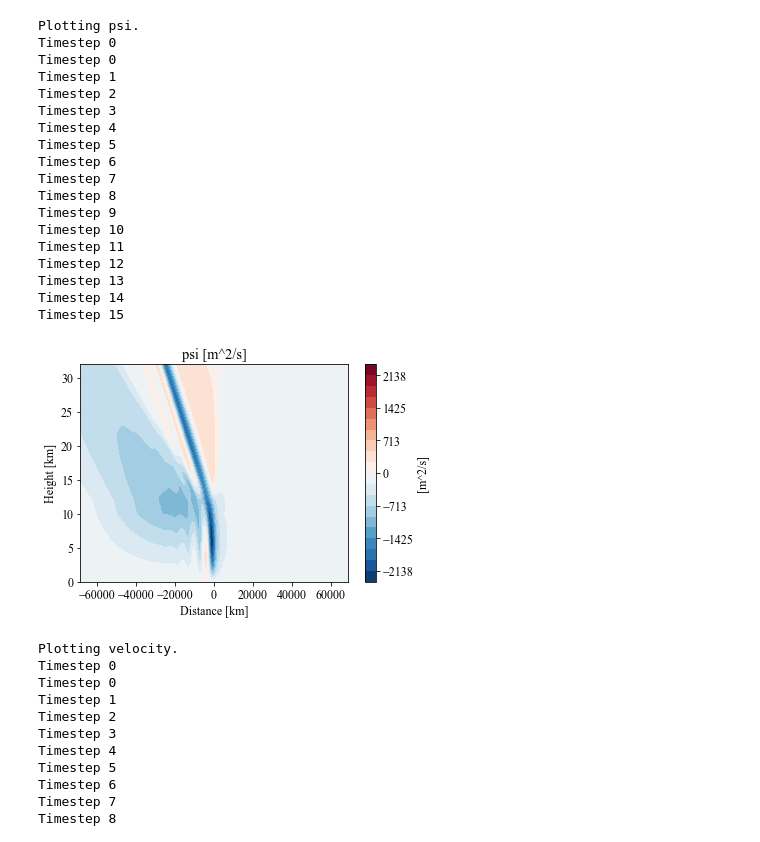
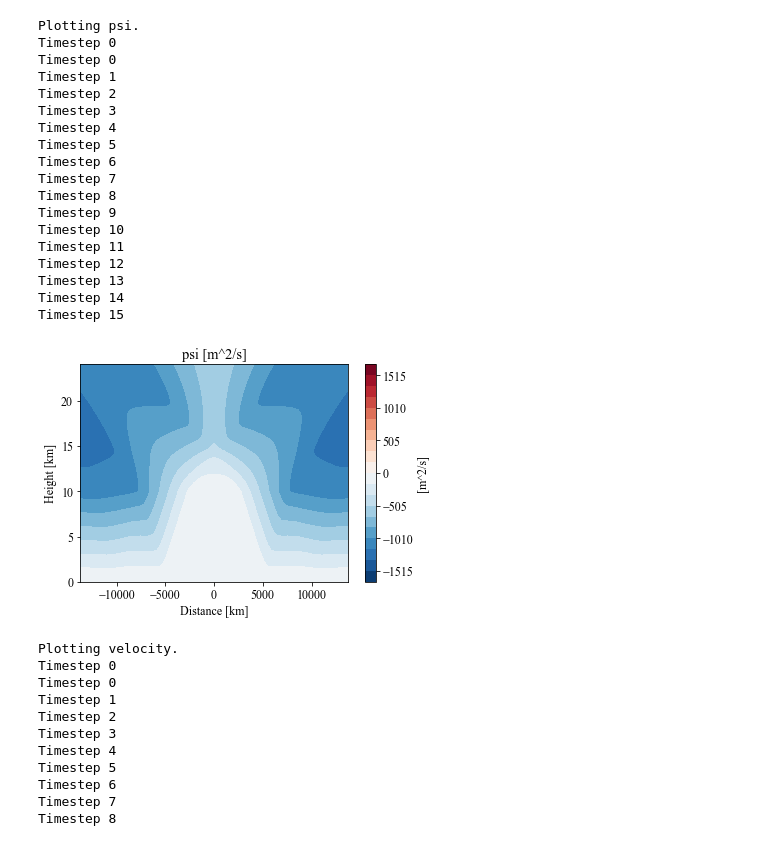
Before and after one commit to eshort0401/rotunno83, a Jupyter notebook: python_scripts/rotunno83.ipynb, the cells around one changed output. Saved outputs shown, nothing was run; the diff lists cells and outputs as text; code cells hidden in the pictures.

```diff
--- a/python_scripts/rotunno83.ipynb
+++ b/python_scripts/rotunno83.ipynb
@@ -33,7 +33,7 @@ import scipy as sp
 #                                        xi0=0.1, beta=beta, Atilde=Atilde)
 
 ds_cN = rt.solve_continuous_N(
-    xN=161, zN=121, tN=16, sN=1000, L=.5, N=4, H1=1, H2=1.2, save=False, high_lim=False)
+    xN=81, zN=41, tN=16, sN=1000, L=.1, N=3, H1=1, H2=1.4, save=False, high_lim=False)
 # %% [output]
 Initialising
 Pre-calculating Coefficients
@@ -62,5 +68,5 @@ omega = 2*np.pi/(24*3600)
 # ds_pwN_dim = rt.redimensionalise_qian(copy.deepcopy(ds_pwN), h=h, N=N, Q0=Atilde*omega**3*h*np.pi)
 # ds_cN_dim = rt.redimensionalise_qian(copy.deepcopy(ds_cN), h=h, N=N, Q0=Atilde*omega**3*h*np.pi)
 ds_pwN_dim = rt.redimensionalise_qian(copy.deepcopy(ds_pwN), h=h, N=N, Q0=1*7.5e-6)
-# ds_cN_dim = rt.redimensionalise_qian(copy.deepcopy(ds_cN), h=h, N=N, Q0=1*7.5e-6)
+ds_cN_dim = rt.redimensionalise_qian(copy.deepcopy(ds_cN), h=h, N=N, Q0=1*7.5e-6)
 # %%
@@ -94,35 +102,35 @@ Plotting psi.
 # rt.animateCont(ds_channel_dim.sel(mode=[1,2,3]).sum(dim='mode', keep_attrs=True).squeeze(),var='theta_q')
 # rt.animateCont(ds_rotunno_dim, var='psi')
 
-rt.animateCont(ds_cN_dim.sel(mode=[1]).sum(dim='mode', keep_attrs=True).squeeze(), var='psi')
+rt.animateCont(ds_cN_dim.sel(mode=[1,2]).isel(forcing=2).sum(dim='mode', keep_attrs=True).squeeze(), var='psi')
 # rt.animateCont(ds_qian_dim.sel(mode=[1]).sum(dim='mode', keep_attrs=True).squeeze(),  var='theta_w')
 
 # rt.animateCont(ds_qian_dim.sum(dim='mode', keep_attrs=True).squeeze(),  var='theta_w')
 # rt.animateCont(ds_qian_dim.sel(mode=[2]).sum(dim='mode', keep_attrs=True).squeeze(),  var='psi')
 # for i in np.arange(1,7):
 #     rt.animateCont(ds_qian_dim.sel(submode=i),  var='bw')
 # rt.animateCont(ds_qian_dim.sel(submode=[2,3,4,5,6]).sum(dim='submode', keep_attrs=True).squeeze(),'bw')
 # rt.animateCont(ds_qian_dim.sel(mode=2).squeeze(),  var='psi')
 # %% [output]
 Plotting psi.
 Timestep 0
 Timestep 0
 Timestep 1
 Timestep 2
 Timestep 3
 Timestep 4
 Timestep 5
 Timestep 6
 Timestep 7
 Timestep 8
 Timestep 9
 Timestep 10
 Timestep 11
 Timestep 12
 Timestep 13
 Timestep 14
 Timestep 15
-[figure, old version]
+[figure, new version]
 # %%
 # rt.animateVelocity(ds_qian_dim.sum(dim='mode', keep_attrs=True).squeeze()); plt.show()
 rt.animateVelocity(ds_pwN_dim.sum(dim='mode', keep_attrs=True).squeeze());
```
Also changed, not shown: parts of 6 cells of this notebook, 3 other files.
